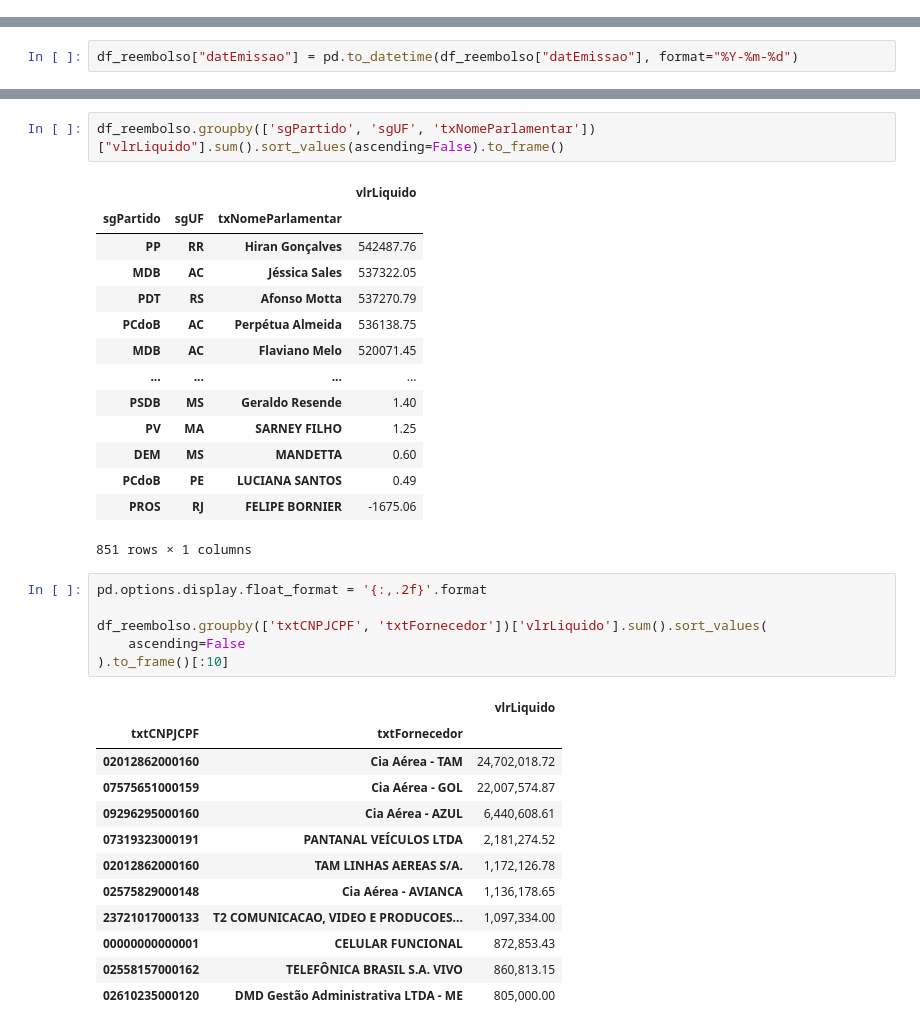
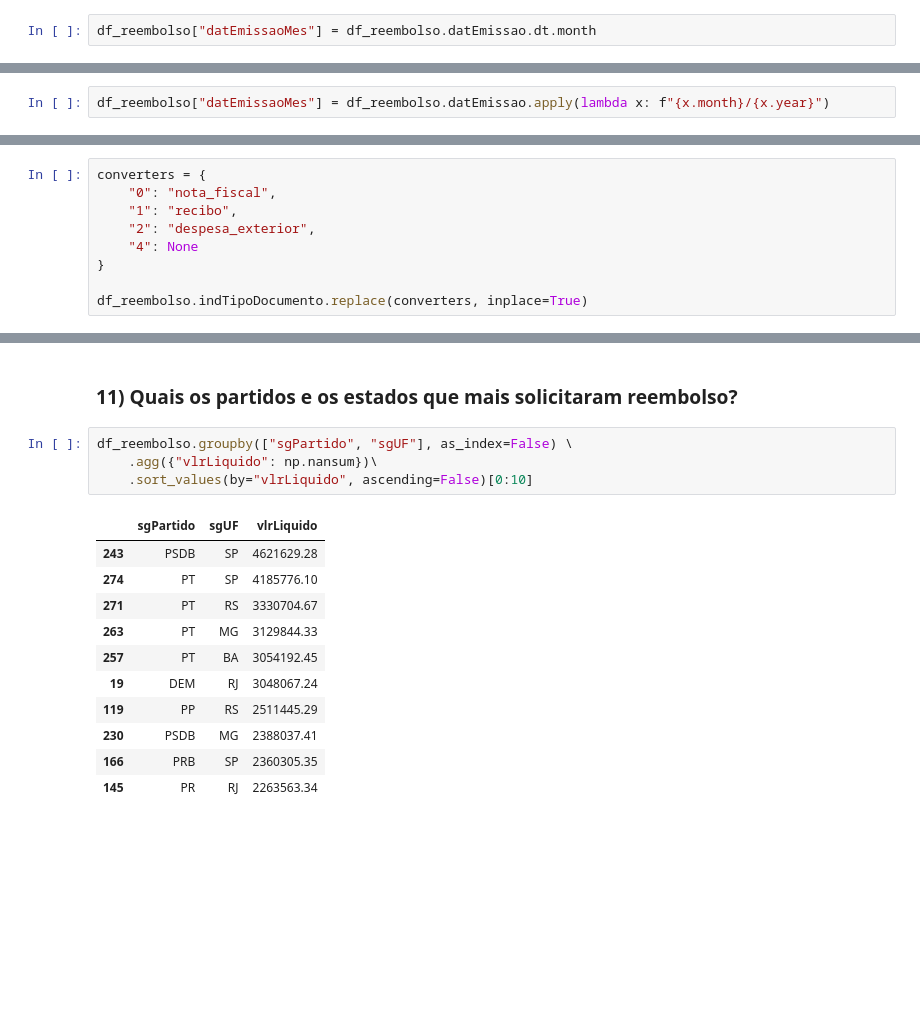
Before and after one commit to escola-de-dados/python-inovacao-civica, a Jupyter notebook: semana_3/desafio_gabarito.ipynb, the cells around one changed output, grey strips where cells are left out. Saved outputs shown, nothing was run; the diff lists cells and outputs as text; blank space fills up the shorter version.

```diff
--- a/semana_3/desafio_gabarito.ipynb
+++ b/semana_3/desafio_gabarito.ipynb
@@ -81 +163,3 @@ df_reembolso.loc[filtro_partido_null, "cpf"] = "0000000"
+# %%
+df_reembolso["datEmissaoMes"] = df_reembolso.datEmissao.dt.month
 # %%
@@ -93,2 +179,0 @@ df_reembolso.head()
-# %%
-df_reembolso["datEmissao"] = pd.to_datetime(df_reembolso["datEmissao"], format="%Y-%m-%d")
@@ -117,0 +199,2 @@ df_reembolso["txtCNPJCPF"] = df_reembolso["txtCNPJCPF"].str.replace(r'\D', '', r
+# %%
+df_reembolso["datEmissaoMes"] = df_reembolso.datEmissao.apply(lambda x: f"{x.month}/{x.year}")
@@ -178,0 +278,9 @@ df_reembolso[(filtro_cat_alim) & (filtro_vlr_max)]
+# %%
+converters = {
+    "0": "nota_fiscal",
+    "1": "recibo",
+    "2": "despesa_exterior",
+    "4": None
+}
+
+df_reembolso.indTipoDocumento.replace(converters, inplace=True)
@@ -179,36 +354,18 @@ df_reembolso[(filtro_cat_alim) & (filtro_vlr_max)]
+# %% [markdown]
+### 11) Quais os partidos e os estados que mais solicitaram reembolso?
 # %%
-df_reembolso.groupby(['sgPartido', 'sgUF', 'txNomeParlamentar'])["vlrLiquido"].sum().sort_values(ascending=False).to_frame()
+df_reembolso.groupby(["sgPartido", "sgUF"], as_index=False) \
+    .agg({"vlrLiquido": np.nansum})\
+    .sort_values(by="vlrLiquido", ascending=False)[0:10]
 # %% [output]
-|  |  |  | vlrLiquido |
-| sgPartido | sgUF | txNomeParlamentar |  |
-| PP | RR | Hiran Gonçalves | 542487.76 |
-| MDB | AC | Jéssica Sales | 537322.05 |
-| PDT | RS | Afonso Motta | 537270.79 |
-| PCdoB | AC | Perpétua Almeida | 536138.75 |
-| MDB | AC | Flaviano Melo | 520071.45 |
-| ... | ... | ... | ... |
-| PSDB | MS | Geraldo Resende | 1.40 |
-| PV | MA | SARNEY FILHO | 1.25 |
-| DEM | MS | MANDETTA | 0.60 |
-| PCdoB | PE | LUCIANA SANTOS | 0.49 |
-| PROS | RJ | FELIPE BORNIER | -1675.06 |
+|  | sgPartido | sgUF | vlrLiquido |
+| 243 | PSDB | SP | 4621629.28 |
+| 274 | PT | SP | 4185776.10 |
+| 271 | PT | RS | 3330704.67 |
+| 263 | PT | MG | 3129844.33 |
+| 257 | PT | BA | 3054192.45 |
+| 19 | DEM | RJ | 3048067.24 |
+| 119 | PP | RS | 2511445.29 |
+| 230 | PSDB | MG | 2388037.41 |
+| 166 | PRB | SP | 2360305.35 |
+| 145 | PR | RJ | 2263563.34 |
-851 rows × 1 columns
-# %%
-pd.options.display.float_format = '{:,.2f}'.format
-
-df_reembolso.groupby(['txtCNPJCPF', 'txtFornecedor'])['vlrLiquido'].sum().sort_values(
-    ascending=False
-).to_frame()[:10]
-# %% [output]
-|  |  | vlrLiquido |
-| txtCNPJCPF | txtFornecedor |  |
-| 02012862000160 | Cia Aérea - TAM | 24,702,018.72 |
-| 07575651000159 | Cia Aérea - GOL | 22,007,574.87 |
-| 09296295000160 | Cia Aérea - AZUL | 6,440,608.61 |
-| 07319323000191 | PANTANAL VEÍCULOS LTDA | 2,181,274.52 |
-| 02012862000160 | TAM LINHAS AEREAS S/A. | 1,172,126.78 |
-| 02575829000148 | Cia Aérea - AVIANCA | 1,136,178.65 |
-| 23721017000133 | T2 COMUNICACAO, VIDEO E PRODUCOES... | 1,097,334.00 |
-| 00000000000001 | CELULAR FUNCIONAL | 872,853.43 |
-| 02558157000162 | TELEFÔNICA BRASIL S.A. VIVO | 860,813.15 |
-| 02610235000120 | DMD Gestão Administrativa LTDA - ME | 805,000.00 |
```
Also changed, not shown: parts of 76 cells of this notebook.
